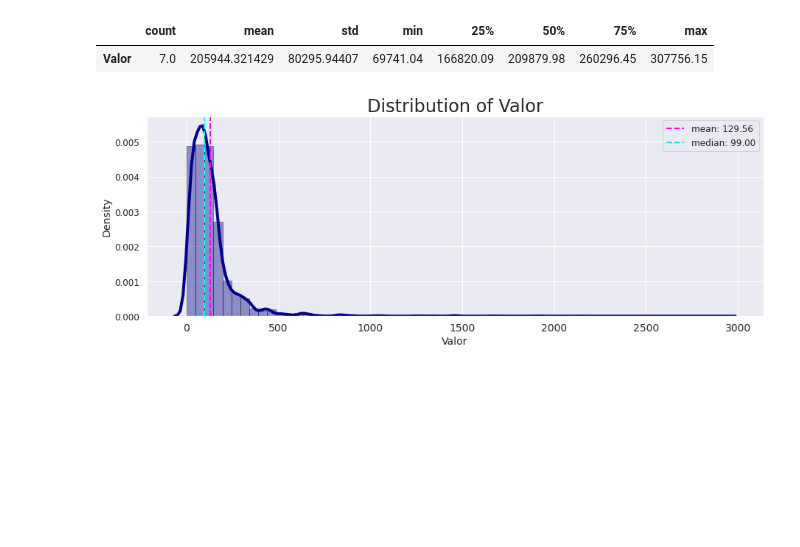
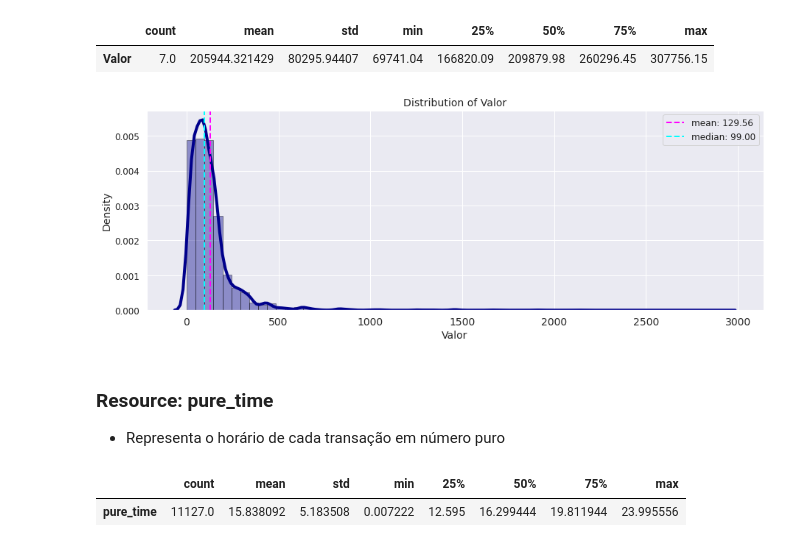
Before and after one commit to broilo/stone, a Jupyter notebook: notebooks/part4_eda.ipynb, the cells around one changed output. Cells and saved outputs as stored; diff of their text form; code cells hidden in the pictures; blank space fills up the shorter version.

```diff
--- a/notebooks/part4_eda.ipynb
+++ b/notebooks/part4_eda.ipynb
@@ -56,7 +70,7 @@ rc={'font.size': 14, 'axes.labelsize': 14, 'legend.fontsize': 12,
     'axes.titlesize': 24, 'xtick.labelsize': 14, 'ytick.labelsize': 12}
 
 sns.set(rc=rc)
-sns.set_palette("Set2")
+sns.set_palette("tab10")
 sns.set_style("darkgrid")#sns.set_style("whitegrid")
 # %% [markdown]
 ## Global Variables
@@ -280,32 +283,40 @@ valor[['day_name','Valor']].describe().T
 # %%
 fig = plt.figure(figsize=(15,5))
 
 ax = sns.distplot(
     df.Valor, hist=True, kde=True,
     bins=int(180/3), color = 'darkblue',
     hist_kws={'edgecolor':'black'},
     kde_kws={'linewidth': 4}
 )
 
 ax.axvline(
     df.Valor.mean(),
     color='magenta',
     linestyle='dashed',
     linewidth=2,
     label="mean: {0:.2f}".format(df.Valor.mean())
 )
 
 ax.axvline(
     df.Valor.median(),
     color='cyan',
     linestyle='dashed',
     linewidth=2,
     label="median: {0:.2f}".format(df.Valor.median())
 )
 
-plt.title("Distribution of Valor")
+plt.title("Distribution of Valor", size=14)
 plt.legend(loc='upper right')
 
 del ax
 # %% [output]
-[figure, old version]
+[figure, new version]
+# %% [markdown]
+### Resource: pure_time
+* Representa o horário de cada transação em número puro
+# %%
+df[['pure_time']].describe().T
+# %% [output]
+|  | count | mean | std | min | 25% | 50% | 75% | max |
+| pure_time | 11127.0 | 15.838092 | 5.183508 | 0.007222 | 12.595 | 16.299444 | 19.811944 | 23.995556 |
```
Also changed, not shown: parts of 39 cells of this notebook.
